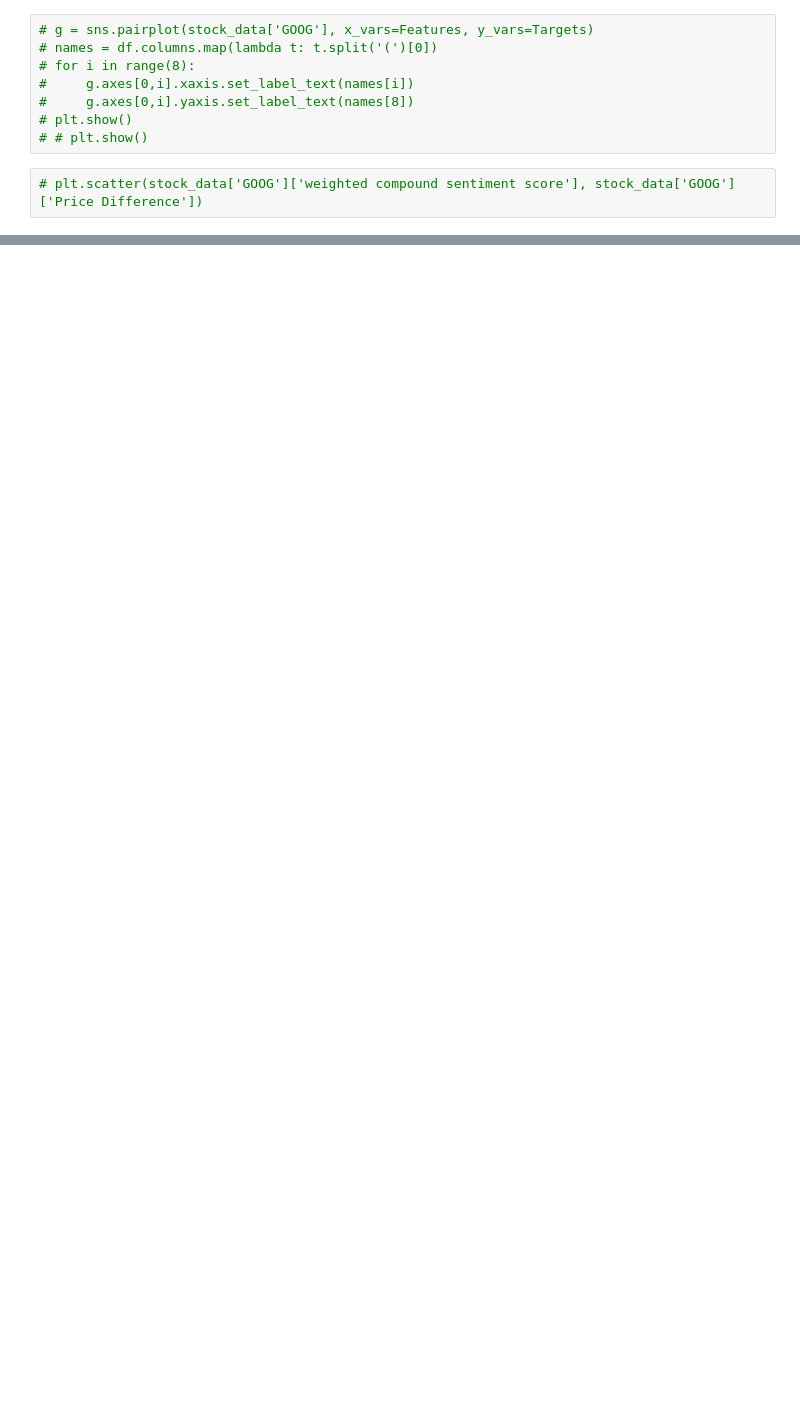
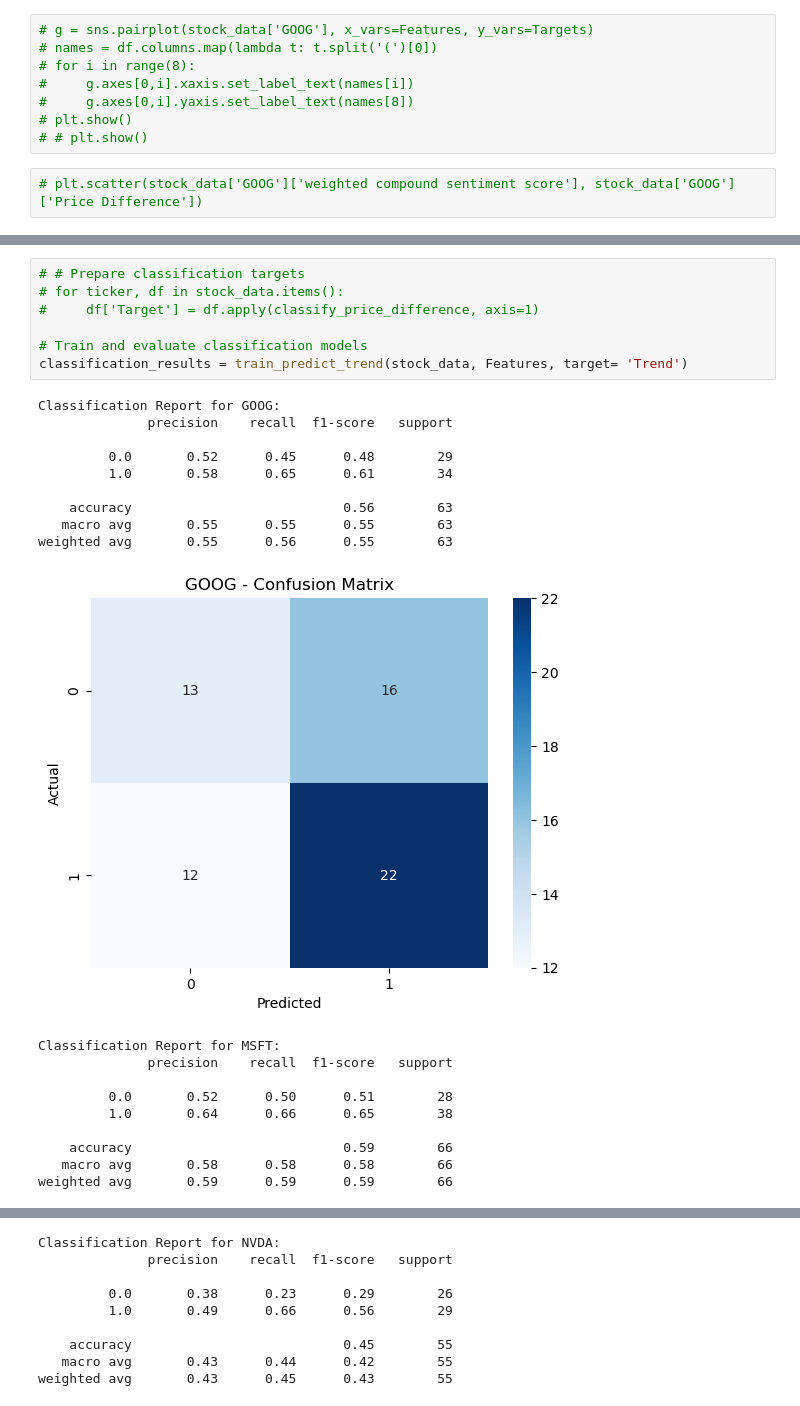
Before and after one commit to rishabhtyagi989/SIGNS_2024, a Jupyter notebook: stock_price_pred_xgb.ipynb, the cells around one changed output, grey strips where cells are left out. Saved outputs shown, nothing was run; the diff lists cells and outputs as text; blank space fills up the shorter version.

```diff
--- a/stock_price_pred_xgb.ipynb
+++ b/stock_price_pred_xgb.ipynb
@@ -205,0 +310,27 @@ plot_predictions(results[k], Targets[k])
+# %%
+# # Prepare classification targets
+# for ticker, df in stock_data.items():
+#     df['Target'] = df.apply(classify_price_difference, axis=1)
+
+# Train and evaluate classification models
+classification_results = train_predict_trend(stock_data, Features, target= 'Trend')
+# %% [output]
+Classification Report for GOOG:
+              precision    recall  f1-score   support
+
+         0.0       0.52      0.45      0.48        29
+         1.0       0.58      0.65      0.61        34
+
+    accuracy                           0.56        63
+   macro avg       0.55      0.55      0.55        63
+weighted avg       0.55      0.56      0.55        63
+[figure, added]
+Classification Report for MSFT:
+              precision    recall  f1-score   support
+
+         0.0       0.52      0.50      0.51        28
+         1.0       0.64      0.66      0.65        38
+
+    accuracy                           0.59        66
+   macro avg       0.58      0.58      0.58        66
+weighted avg       0.59      0.59      0.59        66
@@ -205,0 +338,9 @@ plot_predictions(results[k], Targets[k])
+Classification Report for NVDA:
+              precision    recall  f1-score   support
+
+         0.0       0.38      0.23      0.29        26
+         1.0       0.49      0.66      0.56        29
+
+    accuracy                           0.45        55
+   macro avg       0.43      0.44      0.42        55
+weighted avg       0.43      0.45      0.43        55
```
Also changed, not shown: parts of 11 cells of this notebook.
